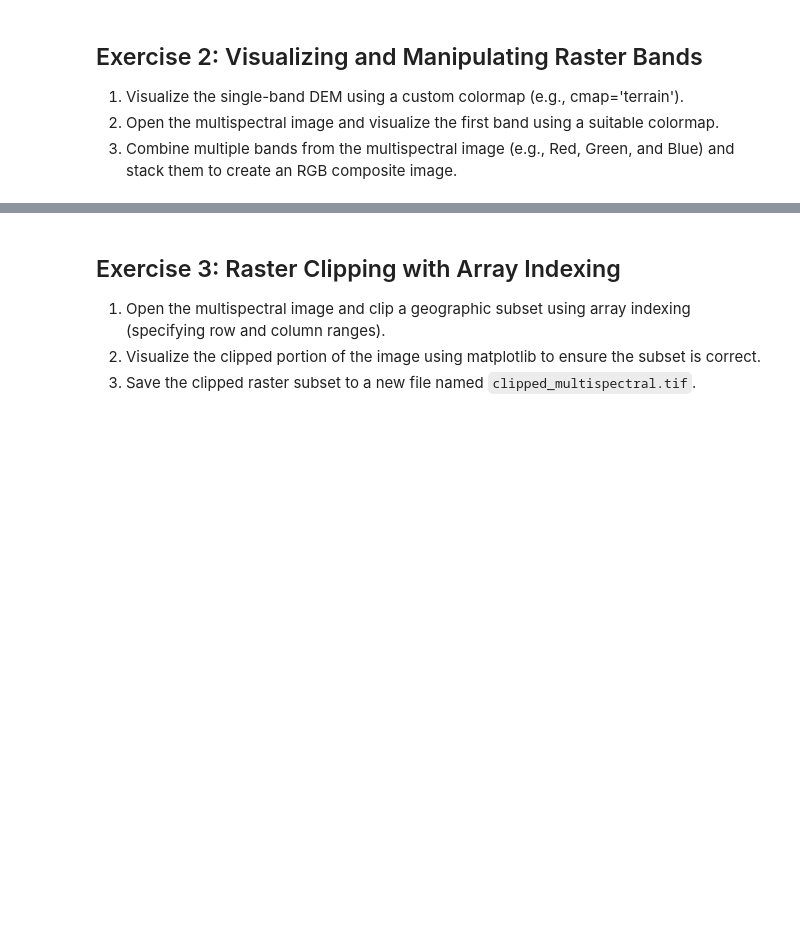
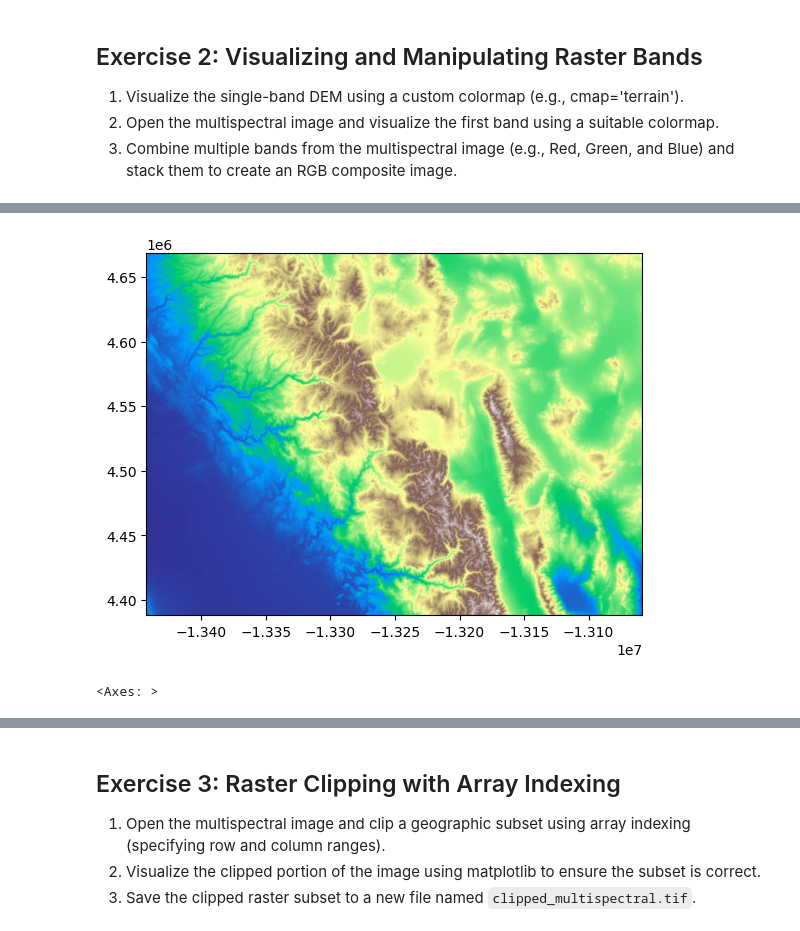
Before and after one commit to siddhi1991/GIS-programming, a Jupyter notebook: book/labs/lab_05.ipynb, the cells around one changed output, grey strips where cells are left out. Cells and saved outputs as stored; diff of their text form; code cells hidden in the pictures; blank space fills up the shorter version.

```diff
--- a/book/labs/lab_05.ipynb
+++ b/book/labs/lab_05.ipynb
@@ -69,3 +69,17 @@ Successfully installed affine-2.4.0 click-plugins-1.1.1 cligj-0.7.2 fiona-1.10.1
 1. Visualize the single-band DEM using a custom colormap (e.g., cmap='terrain').
 2. Open the multispectral image and visualize the first band using a suitable colormap.
 3. Combine multiple bands from the multispectral image (e.g., Red, Green, and Blue) and stack them to create an RGB composite image.
+# %%
+%pip install rasterio fiona
+
+import rasterio
+import rasterio.plot
+import geopandas as gpd
+import numpy as np
+import matplotlib.pyplot as plt
+
+path = "https://github.com/opengeos/datasets/releases/download/raster/dem_90m.tif"
+src= rasterio.open(path)
+print(src)
+rasterio.plot.show(src, cmap='terrain')
+# %% [output]
@@ -71,0 +103,2 @@ Successfully installed affine-2.4.0 click-plugins-1.1.1 cligj-0.7.2 fiona-1.10.1
+[figure, added]
+<Axes: >
```
Also changed, not shown: parts of 3 cells of this notebook.
